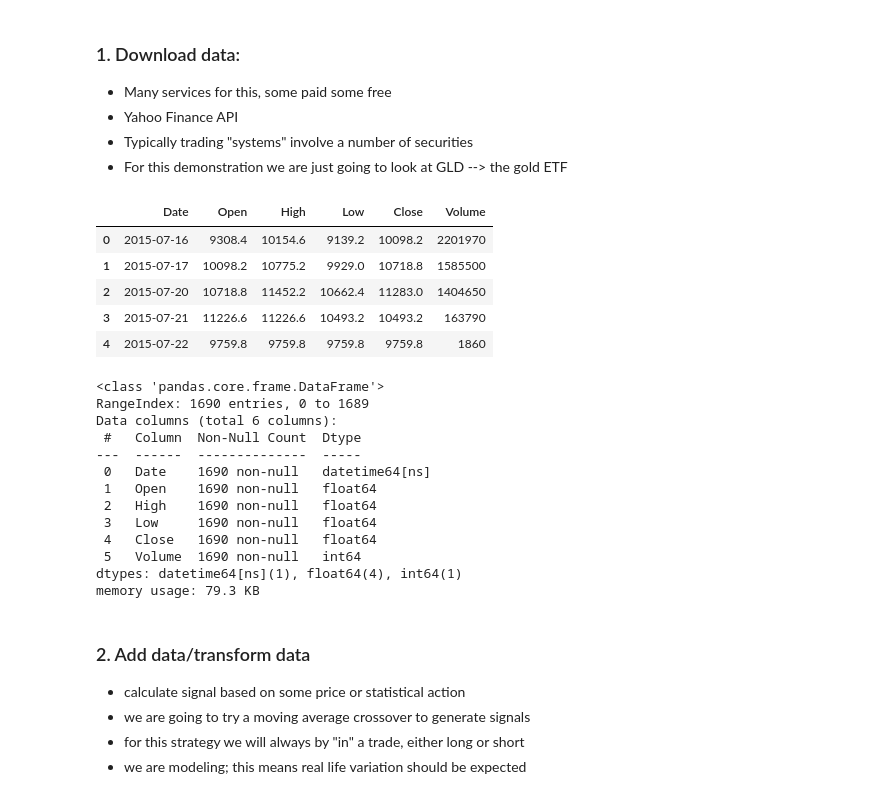
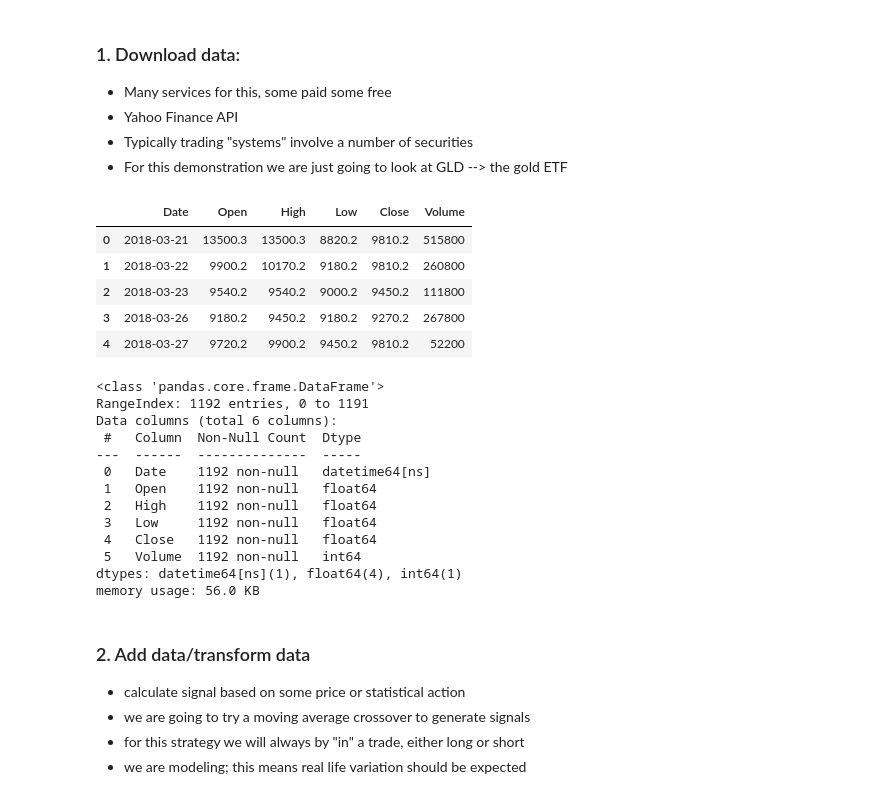
Before and after one commit to thanhtaifs/PYthon_Code, a Jupyter notebook: momentum_algorithmic.ipynb, the cells around one changed output. Cells and saved outputs as stored; diff of their text form; code cells hidden in the pictures.

```diff
--- a/momentum_algorithmic.ipynb
+++ b/momentum_algorithmic.ipynb
@@ -15,38 +15,38 @@ import matplotlib.pyplot as plt
 * Typically trading "systems" involve a number of securities
 * For this demonstration we are just going to look at GLD --> the gold ETF
 # %%
-result = pd.read_csv(r'E:\Data_Stock\excel_bcg.csv')
+result = pd.read_csv(r'E:\Data_Stock\excel_gvr.csv')
 result["Date"] = pd.to_datetime(result["<DTYYYYMMDD>"], format='%Y%m%d')
 result['Open'] = pd.to_numeric(result['<OpenFixed>'].astype(str)) * 1000
 result['Close'] = pd.to_numeric(result['<CloseFixed>'].astype(str)) * 1000
 result['High'] = pd.to_numeric(result['<HighFixed>'].astype(str)) * 1000
 result['Low'] = pd.to_numeric(result['<LowFixed>'].astype(str)) * 1000
 result['Volume'] = pd.to_numeric(result['<Volume>'].astype(str))
 gld = result[['Date','Open','High','Low' ,'Close','Volume']].copy()
 gld.head()
 # %% [output]
 |  | Date | Open | High | Low | Close | Volume |
-| 0 | 2015-07-16 | 9308.4 | 10154.6 | 9139.2 | 10098.2 | 2201970 |
-| 1 | 2015-07-17 | 10098.2 | 10775.2 | 9929.0 | 10718.8 | 1585500 |
-| 2 | 2015-07-20 | 10718.8 | 11452.2 | 10662.4 | 11283.0 | 1404650 |
-| 3 | 2015-07-21 | 11226.6 | 11226.6 | 10493.2 | 10493.2 | 163790 |
-| 4 | 2015-07-22 | 9759.8 | 9759.8 | 9759.8 | 9759.8 | 1860 |
+| 0 | 2018-03-21 | 13500.3 | 13500.3 | 8820.2 | 9810.2 | 515800 |
+| 1 | 2018-03-22 | 9900.2 | 10170.2 | 9180.2 | 9810.2 | 260800 |
+| 2 | 2018-03-23 | 9540.2 | 9540.2 | 9000.2 | 9450.2 | 111800 |
+| 3 | 2018-03-26 | 9180.2 | 9450.2 | 9180.2 | 9270.2 | 267800 |
+| 4 | 2018-03-27 | 9720.2 | 9900.2 | 9450.2 | 9810.2 | 52200 |
 # %%
 gld.info()
 # %% [output]
 <class 'pandas.core.frame.DataFrame'>
-RangeIndex: 1690 entries, 0 to 1689
+RangeIndex: 1192 entries, 0 to 1191
 Data columns (total 6 columns):
  #   Column  Non-Null Count  Dtype
 ---  ------  --------------  -----
- 0   Date    1690 non-null   datetime64[ns]
- 1   Open    1690 non-null   float64
- 2   High    1690 non-null   float64
- 3   Low     1690 non-null   float64
- 4   Close   1690 non-null   float64
- 5   Volume  1690 non-null   int64
+ 0   Date    1192 non-null   datetime64[ns]
+ 1   Open    1192 non-null   float64
+ 2   High    1192 non-null   float64
+ 3   Low     1192 non-null   float64
+ 4   Close   1192 non-null   float64
+ 5   Volume  1192 non-null   int64
 dtypes: datetime64[ns](1), float64(4), int64(1)
-memory usage: 79.3 KB
+memory usage: 56.0 KB
 # %% [markdown]
 ### 2. Add data/transform data
 * calculate signal based on some price or statistical action
```
Also changed, not shown: parts of 5 cells of this notebook, 14 other files.
